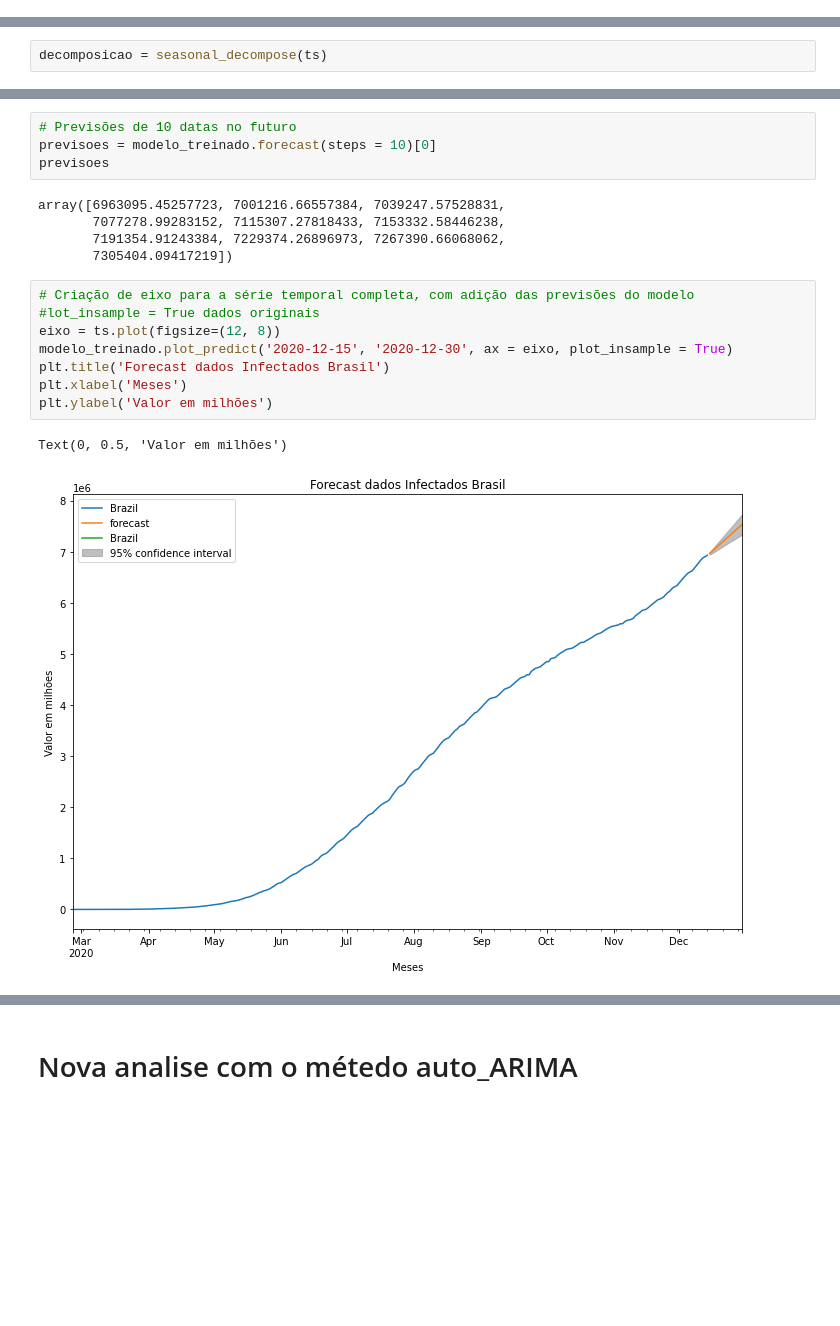
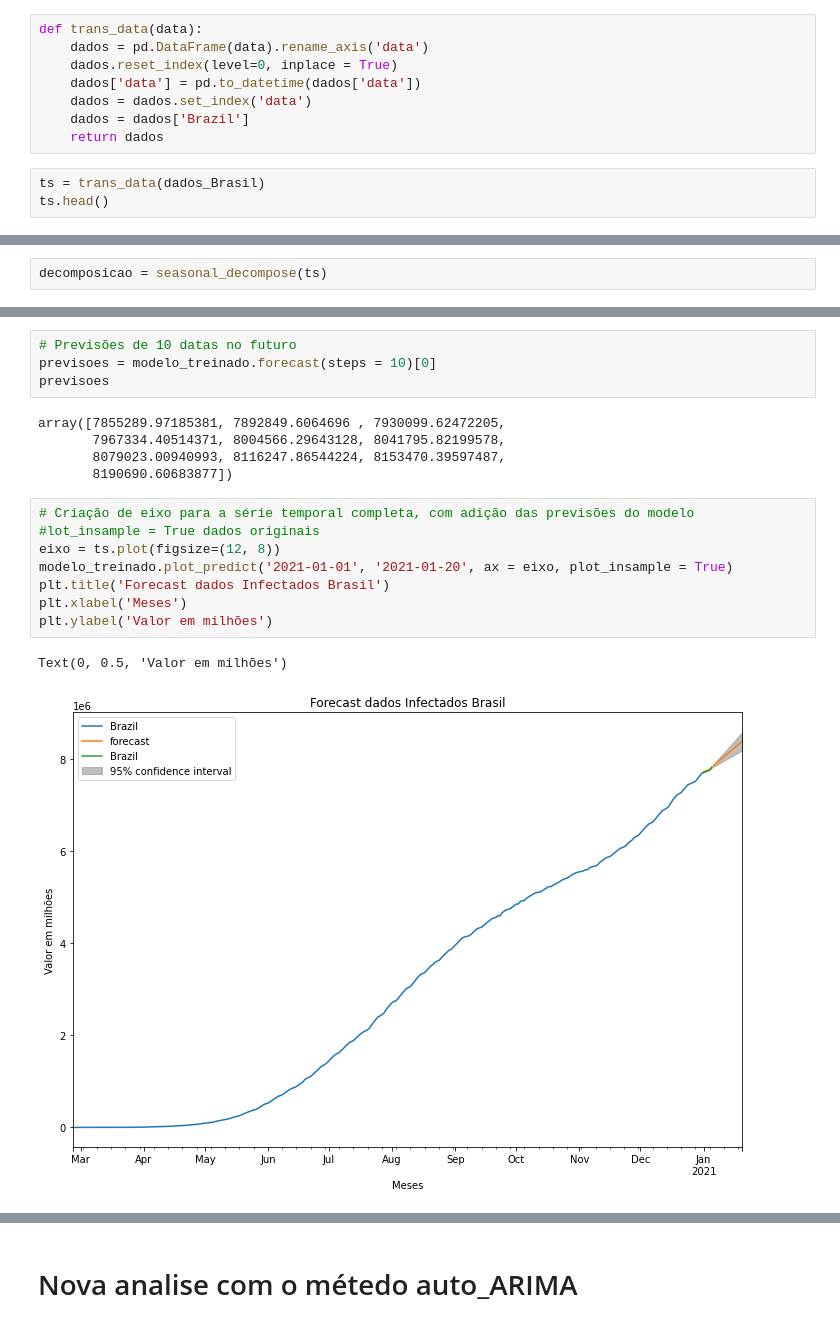
Before and after one commit to RogerioLS/Covid-19Mundial, a Jupyter notebook: Casos de Covid-19 mundial .ipynb, the cells around one changed output, grey strips where cells are left out. Cells and saved outputs as stored; diff of their text form; blank space fills up the shorter version.

```diff
--- a/Casos de Covid-19 mundial .ipynb
+++ b/Casos de Covid-19 mundial .ipynb
@@ -276,0 +286,11 @@ Name: Brazil, dtype: int64
+# %%
+def trans_data(data):
+    dados = pd.DataFrame(data).rename_axis('data')
+    dados.reset_index(level=0, inplace = True)
+    dados['data'] = pd.to_datetime(dados['data'])
+    dados = dados.set_index('data')
+    dados = dados['Brazil']
+    return dados
+# %%
+ts = trans_data(dados_Brasil)
+ts.head()
@@ -376,18 +413,18 @@ Roots
 previsoes = modelo_treinado.forecast(steps = 10)[0]
 previsoes
 # %% [output]
-array([6963095.45257723, 7001216.66557384, 7039247.57528831,
-       7077278.99283152, 7115307.27818433, 7153332.58446238,
-       7191354.91243384, 7229374.26896973, 7267390.66068062,
-       7305404.09417219])
+array([7855289.97185381, 7892849.6064696 , 7930099.62472205,
+       7967334.40514371, 8004566.29643128, 8041795.82199578,
+       8079023.00940993, 8116247.86544224, 8153470.39597487,
+       8190690.60683877])
 # %%
 # Criação de eixo para a série temporal completa, com adição das previsões do modelo
 #lot_insample = True dados originais
 eixo = ts.plot(figsize=(12, 8))
-modelo_treinado.plot_predict('2020-12-15', '2020-12-30', ax = eixo, plot_insample = True)
+modelo_treinado.plot_predict('2021-01-01', '2021-01-20', ax = eixo, plot_insample = True)
 plt.title('Forecast dados Infectados Brasil')
 plt.xlabel('Meses')
 plt.ylabel('Valor em milhões')
 # %% [output]
 Text(0, 0.5, 'Valor em milhões')
-[figure, old version]
+[figure, new version]
```
Also changed, not shown: parts of 49 cells of this notebook, 5 other files.
